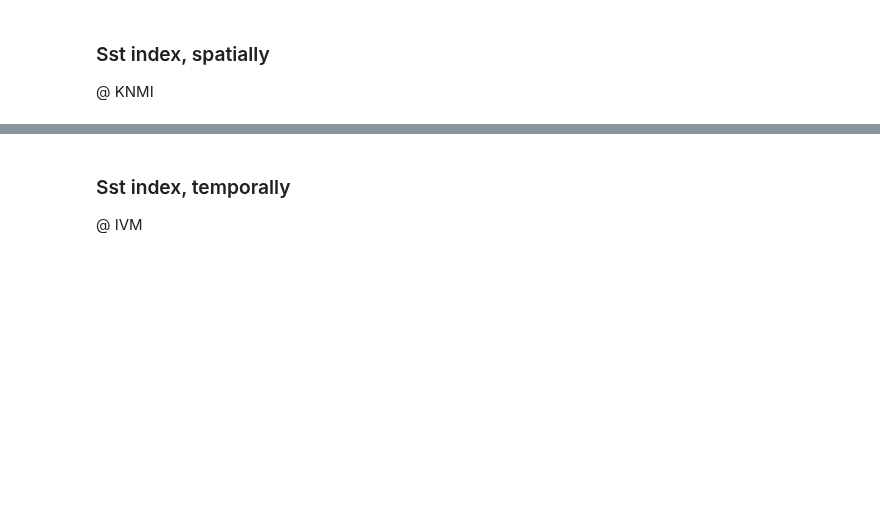
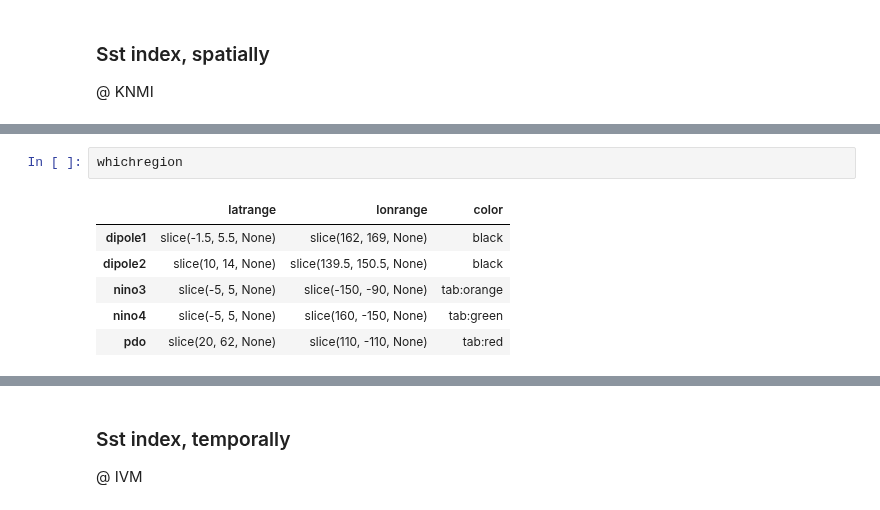
Before and after one commit to chiemvs/telegates, a Jupyter notebook: notebooks/Main_plots.ipynb, the cells around one changed output, grey strips where cells are left out. Drawn from its saved outputs; the diff is of its cells as text; blank space fills up the shorter version.

```diff
--- a/notebooks/Main_plots.ipynb
+++ b/notebooks/Main_plots.ipynb
@@ -42 +49,10 @@ whichregion = regions2.copy()
+# %%
+whichregion
+# %% [output]
+|  | latrange | lonrange | color |
+| dipole1 | slice(-1.5, 5.5, None) | slice(162, 169, None) | black |
+| dipole2 | slice(10, 14, None) | slice(139.5, 150.5, None) | black |
+| nino3 | slice(-5, 5, None) | slice(-150, -90, None) | tab:orange |
+| nino4 | slice(-5, 5, None) | slice(160, -150, None) | tab:green |
+| pdo | slice(20, 62, None) | slice(110, -110, None) | tab:red |
 # %%
```
Also changed, not shown: parts of 3 cells of this notebook.
